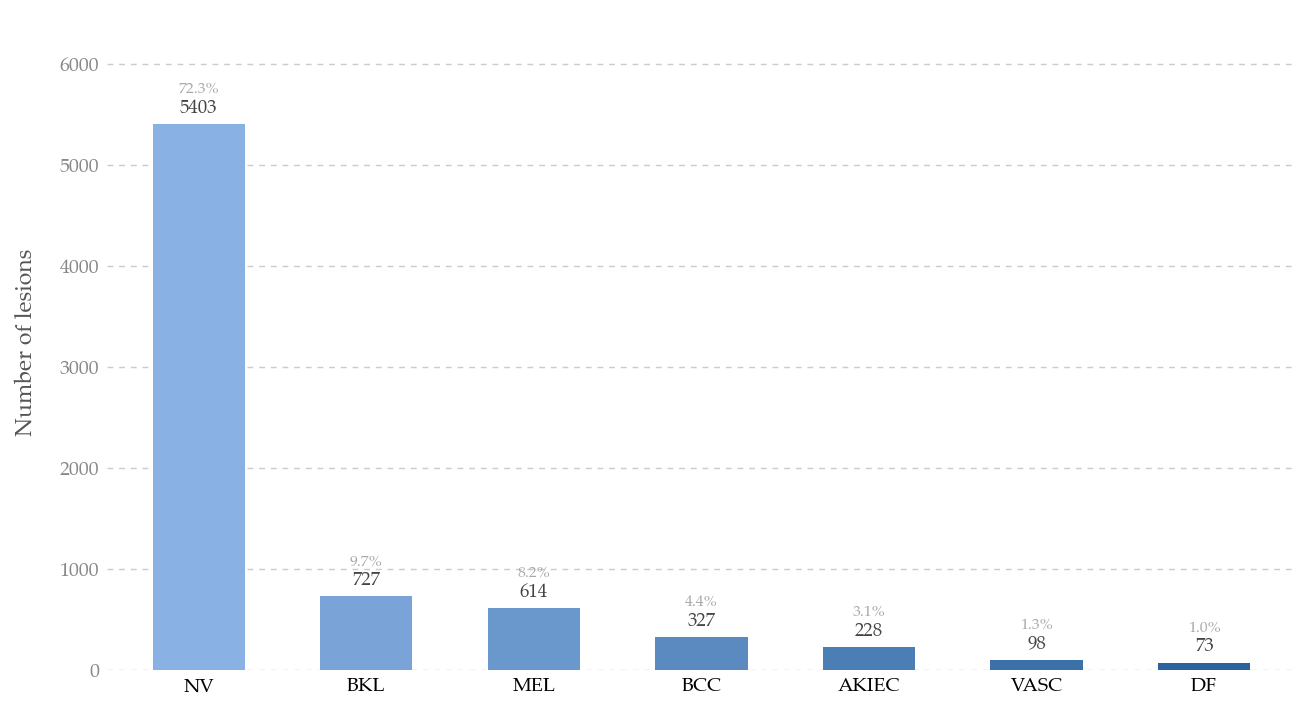
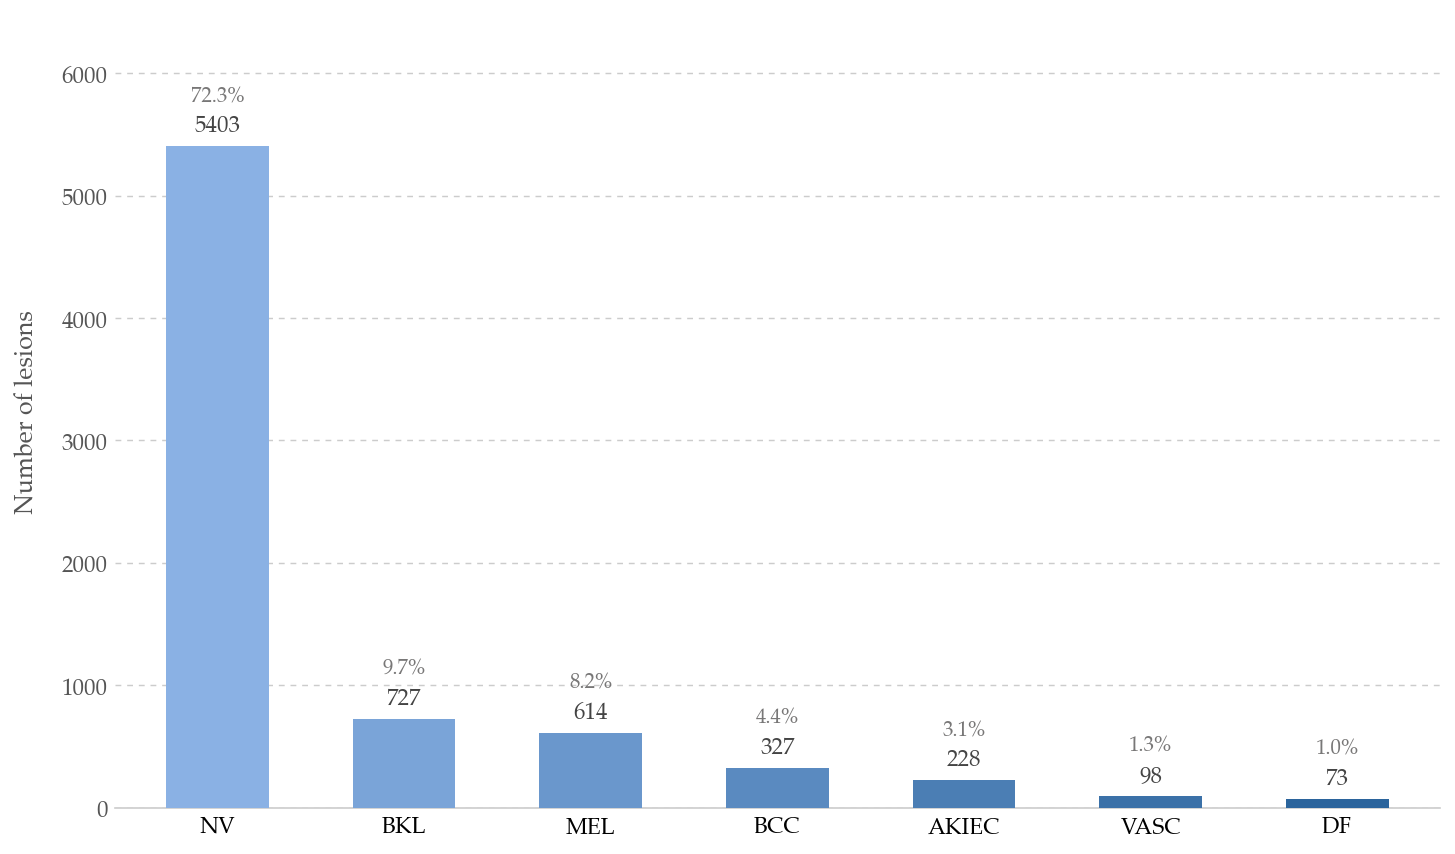
Unified diff of the notebook cell whose output changed from the first chart to the second:
--- before
+++ after
@@ -41,8 +41,8 @@
     "font.family":        "serif",
     "font.serif":         ["Palatino", "Palatino Linotype", "Book Antiqua", "DejaVu Serif"],
-    "font.size":          11,
-    "axes.labelsize":     11,
-    "xtick.labelsize":    9.5,
-    "ytick.labelsize":    9.5,
+    "font.size":          12,
+    "axes.labelsize":     12,
+    "xtick.labelsize":    11,
+    "ytick.labelsize":    11,
     "figure.dpi":         150,
     "savefig.dpi":        300,
@@ -71,5 +71,5 @@
 # ── Plot ───────────────────────────────────────────────────────────────────────
 
-fig, ax = plt.subplots(figsize=(9, 5))
+fig, ax = plt.subplots(figsize=(10, 6))
 fig.patch.set_facecolor("white")
 ax.set_facecolor("white")
@@ -95,5 +95,5 @@
         f"{count}",
         ha="center", va="bottom",
-        fontsize=9, color="#444444",
+        fontsize=11, color="#444444",
     )
 
@@ -101,8 +101,8 @@
 for xi, count in zip(x, ordered_counts):
     ax.text(
-        xi, count + max(ordered_counts) * 0.05,
+        xi, count + max(ordered_counts) * 0.06,
         f"{100 * count / total:.1f}%",
         ha="center", va="bottom",
-        fontsize=7.5, color="#aaaaaa",
+        fontsize=10, color="#787777",
     )
 
@@ -125,5 +125,5 @@
 
 ax.tick_params(axis="both", which="both", length=0)
-ax.yaxis.set_tick_params(labelcolor="#888888")
+ax.yaxis.set_tick_params(labelcolor="#555555")
 
 plt.tight_layout(pad=1.5)

Commit: New plot colors.